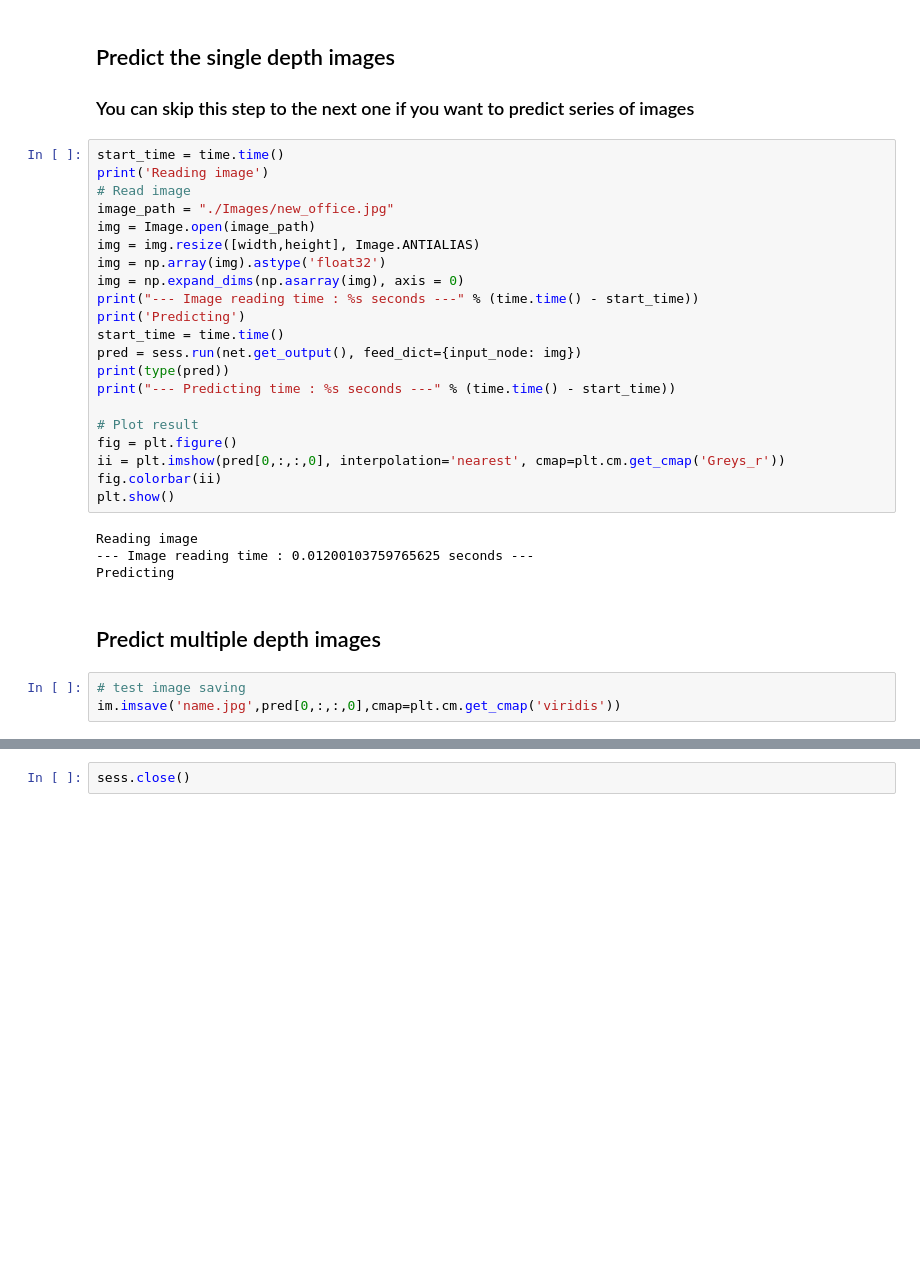
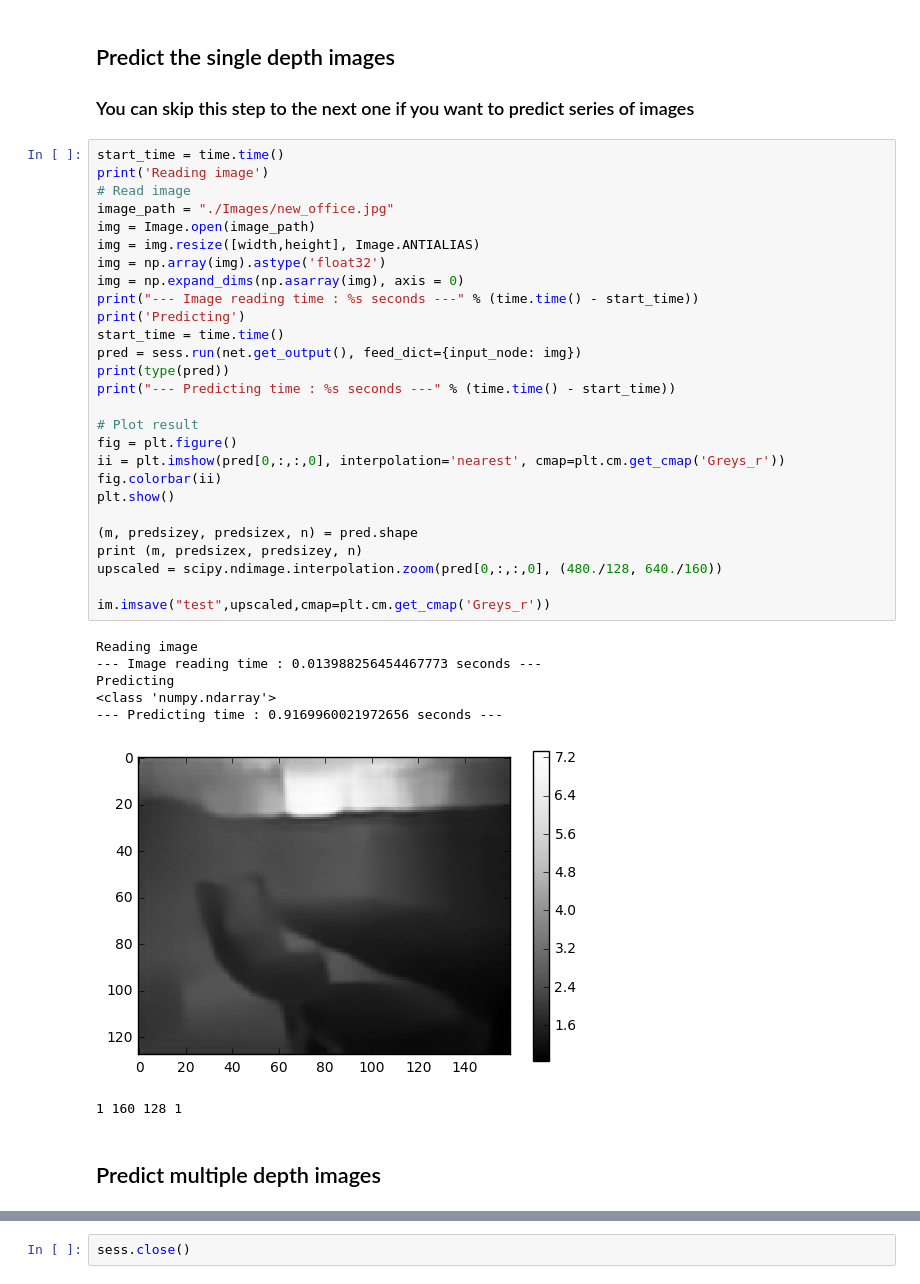
Before and after one commit to selfstudyjiao/FCRN-DepthPrediction, a Jupyter notebook: tensorflow/predict.ipynb, the cells around one changed output, grey strips where cells are left out. Saved outputs shown, nothing was run; the diff lists cells and outputs as text; blank space fills up the shorter version.

Commit message:
Intrapolated the original 160x128 image to 640x480

```diff
--- a/tensorflow/predict.ipynb
+++ b/tensorflow/predict.ipynb
@@ -60,32 +61,39 @@ Model is ready
 # %%
 start_time = time.time()
 print('Reading image')
 # Read image
 image_path = "./Images/new_office.jpg"
 img = Image.open(image_path)
 img = img.resize([width,height], Image.ANTIALIAS)
 img = np.array(img).astype('float32')
 img = np.expand_dims(np.asarray(img), axis = 0)
 print("--- Image reading time : %s seconds ---" % (time.time() - start_time))
 print('Predicting')
 start_time = time.time()
 pred = sess.run(net.get_output(), feed_dict={input_node: img})
 print(type(pred))
 print("--- Predicting time : %s seconds ---" % (time.time() - start_time))
 
 # Plot result
 fig = plt.figure()
 ii = plt.imshow(pred[0,:,:,0], interpolation='nearest', cmap=plt.cm.get_cmap('Greys_r'))
 fig.colorbar(ii)
 plt.show()
+
+(m, predsizey, predsizex, n) = pred.shape
+print (m, predsizex, predsizey, n)
+upscaled = scipy.ndimage.interpolation.zoom(pred[0,:,:,0], (480./128, 640./160))
+
+im.imsave("test",upscaled,cmap=plt.cm.get_cmap('Greys_r'))
 # %% [output]
 Reading image
---- Image reading time : 0.01200103759765625 seconds ---
+--- Image reading time : 0.013988256454467773 seconds ---
 Predicting
+<class 'numpy.ndarray'>
+--- Predicting time : 0.9169960021972656 seconds ---
+[figure, added]
+1 160 128 1
 # %% [markdown]
 Predict multiple depth images
 ------------------------
-# %%
-# test image saving
-im.imsave('name.jpg',pred[0,:,:,0],cmap=plt.cm.get_cmap('viridis'))
 # %%
```
Also changed, not shown: parts of 3 cells of this notebook.
